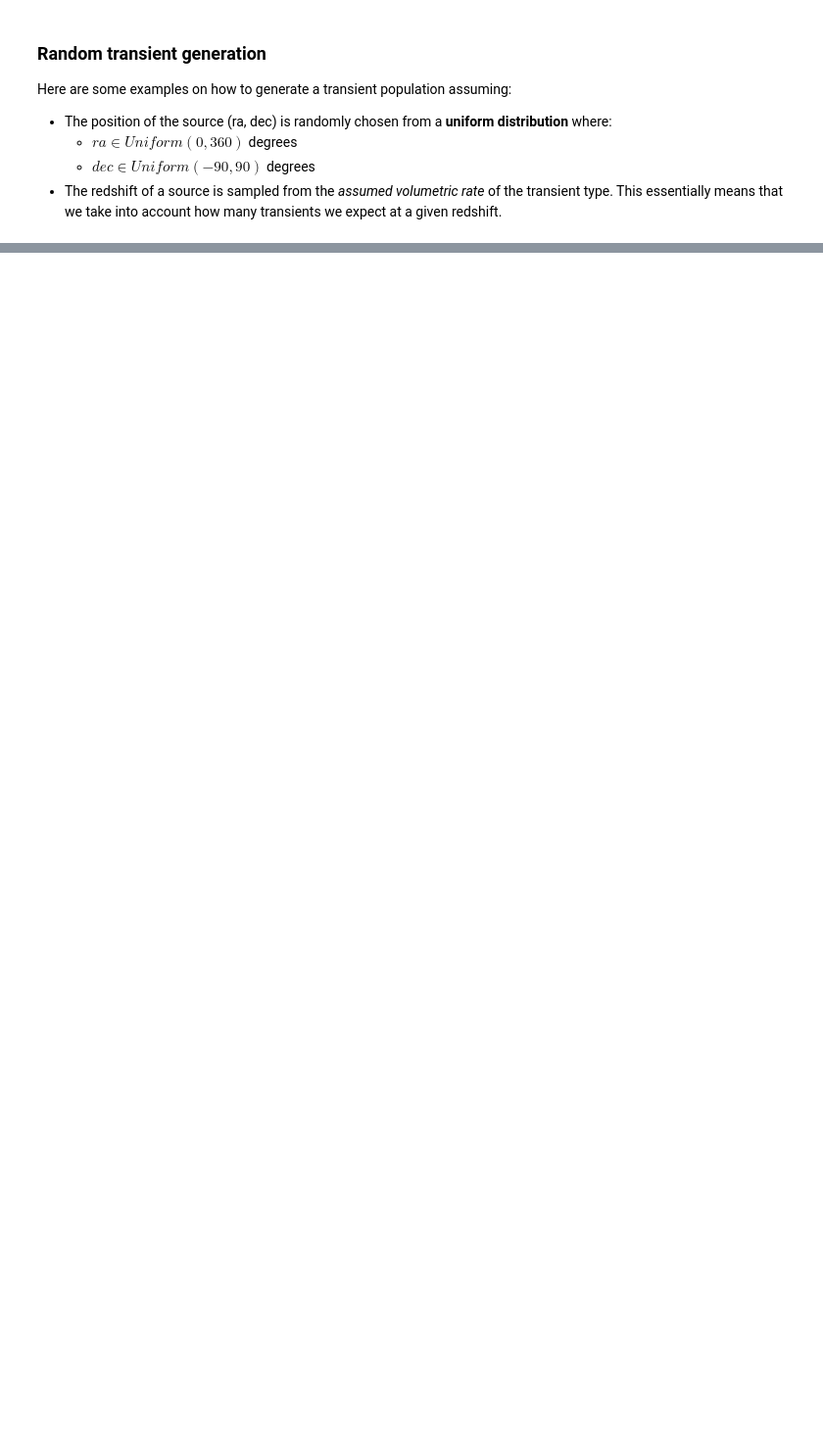
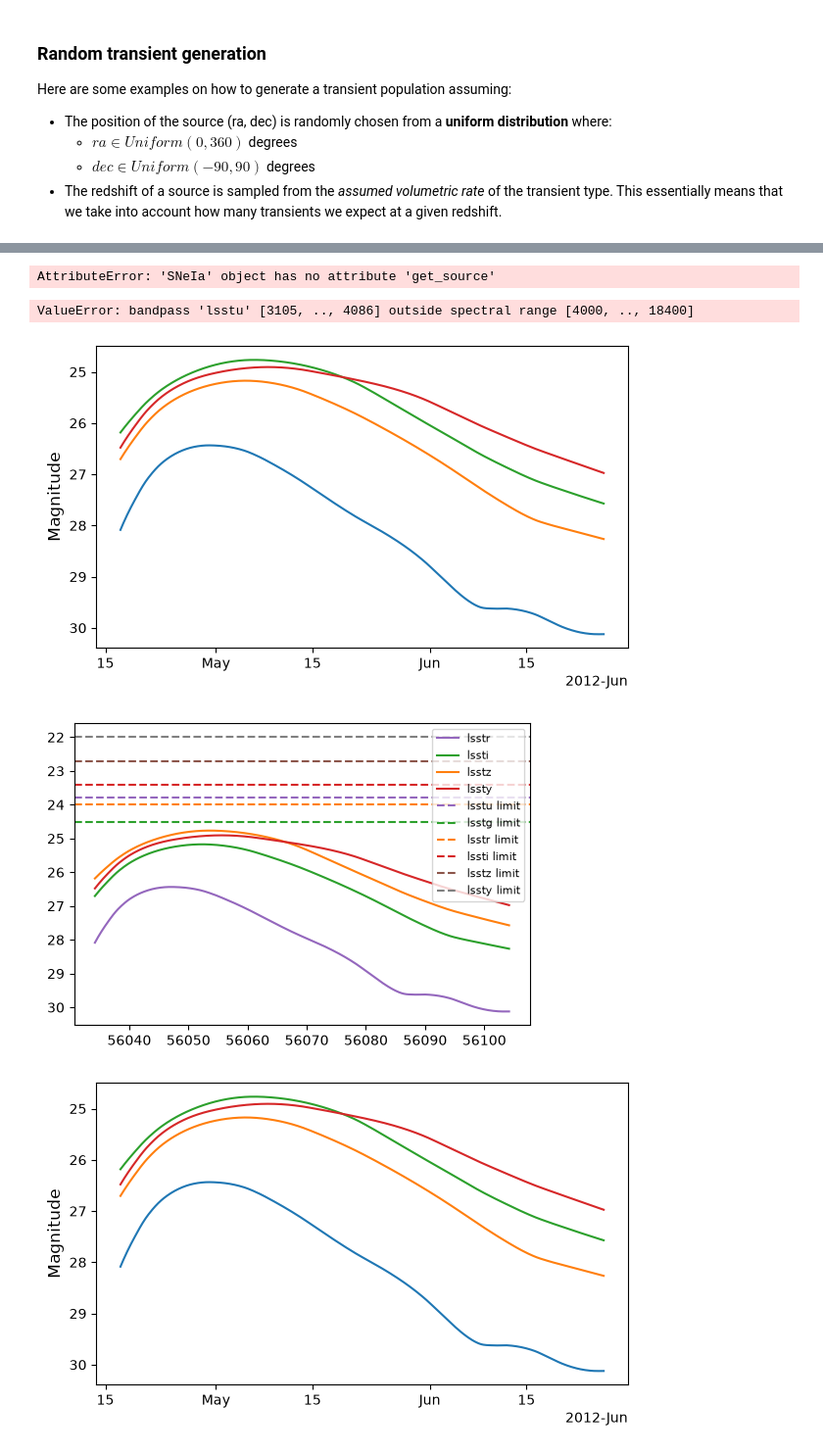
Before and after one commit to krissylla/TransientSimulation, a Jupyter notebook: Tutorials/random_population.ipynb, the cells around one changed output, grey strips where cells are left out. Shown at 98% size. Cells and saved outputs as stored; diff of their text form; code cells hidden in the pictures; blank space fills up the shorter version.

```diff
--- a/Tutorials/random_population.ipynb
+++ b/Tutorials/random_population.ipynb
@@ -49,0 +421,51 @@ population
+# %%
+new_snia.get_source().get_sn_cosmomodel
+# %% [output]
+AttributeError: 'SNeIa' object has no attribute 'get_source'
+# %%
+fig = new_snia.show_lightcurve(["lsstu", "lsstg"], index = 0, times = times, in_mag = True)
+# print(new_snia.data)
+ax = fig.axes[0]
+ax.legend(ax.lines, ["lsstu", "lsstg"])
+for line in ax.lines:
+    print(line.get_label())
+# %% [output]
+ValueError: bandpass 'lsstu' [3105, .., 4086] outside spectral range [4000, .., 18400]
+# %%
+limit_mag_dict = {
+                "lsstu": {"mag": 23.8, "color": "tab:purple"},
+              "lsstg": {"mag": 24.5, "color": "tab:green"},
+              "lsstr": {"mag": 24.0, "color": "tab:orange"},
+              "lssti": {"mag": 23.4, "color": "tab:red"},
+              "lsstz": {"mag": 22.7, "color": "tab:brown"},
+              "lssty": {"mag": 22.0, "color": '0.5'},
+              }
+
+lsst_colors = ["tab:purple", "tab:green", "tab:orange", "tab:red", "tab:brown", "0.5"]
+# %%
+t0 = new_snia.data["t0"][0] #series --> value
+# https://skysurvey.readthedocs.io/en/latest/_modules/skysurvey/template.html#Template.show_lightcurve
+
+phase_start = new_snia.template.get().mintime()
+phase_stop = min(new_snia.template.get().maxtime(), 200.0)
+times = np.linspace(phase_start, phase_stop, 500) + t0
+bands = ["lsstr", "lssti", "lsstz", "lssty"]
+lc = new_snia.get_lightcurve(bands, phase_range = (phase_start, phase_stop), times=times,index=0,zp=25,in_mag=True)
+fig, ax = plt.subplots(figsize=(6, 4))
+
+for i in range(len(bands)):
+    ax.plot(times, lc[i], label=bands[i], color=lsst_colors[i])
+
+for band, v in limit_mag_dict.items():
+    ax.axhline(v["mag"], color=v["color"], linestyle="--", label=f"{band} limit")
+
+ax.invert_yaxis()
+ax.legend(fontsize=8)
+
+fig
+# plt.show()
+new_snia.show_lightcurve(bands, phase_range = (phase_start, phase_stop), index = 0, zp = 25, in_mag = True)
+# %% [output]
+[figure, added]
+[figure, added]
+[figure, added]
```
Also changed, not shown: parts of 43 cells of this notebook, 4 other files.
